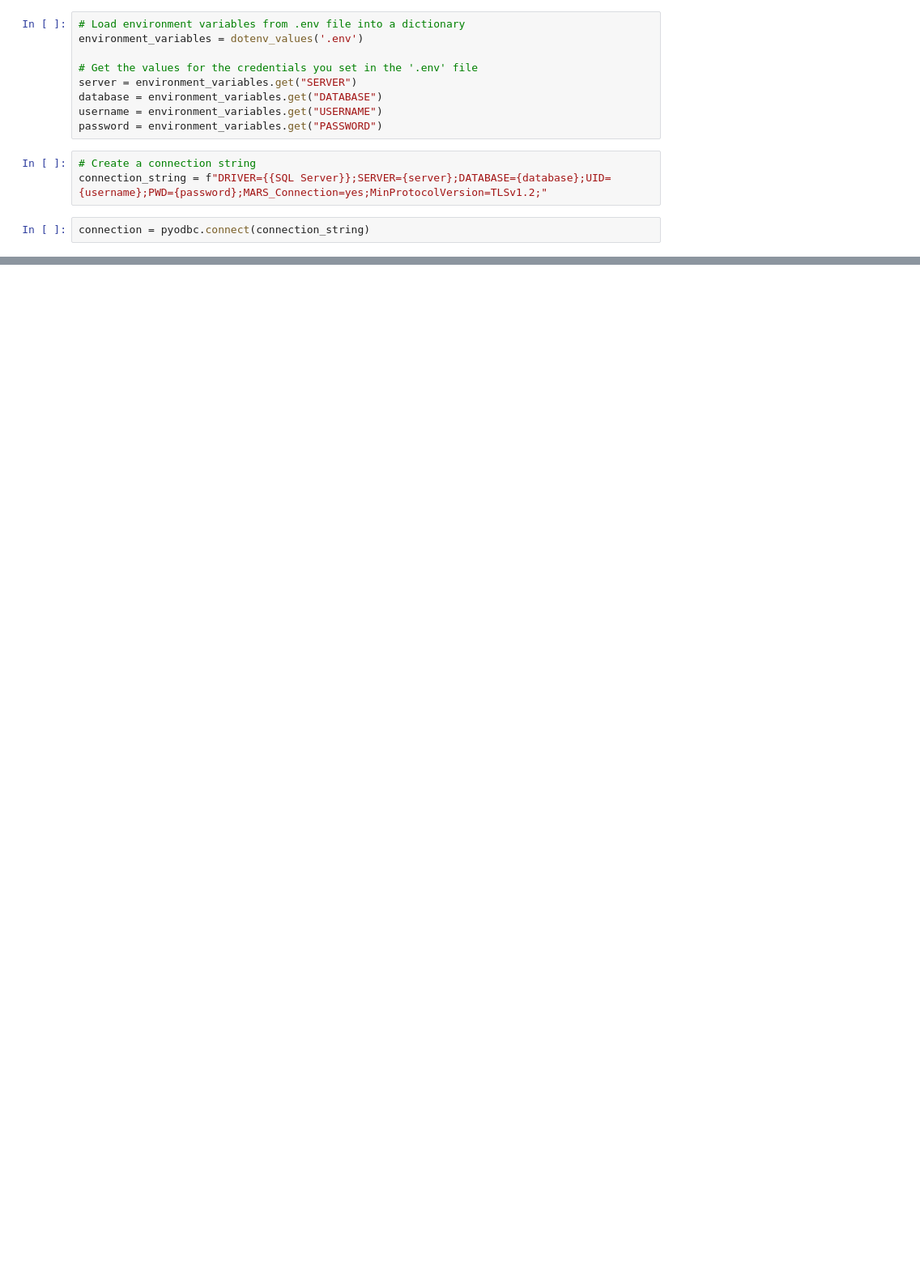
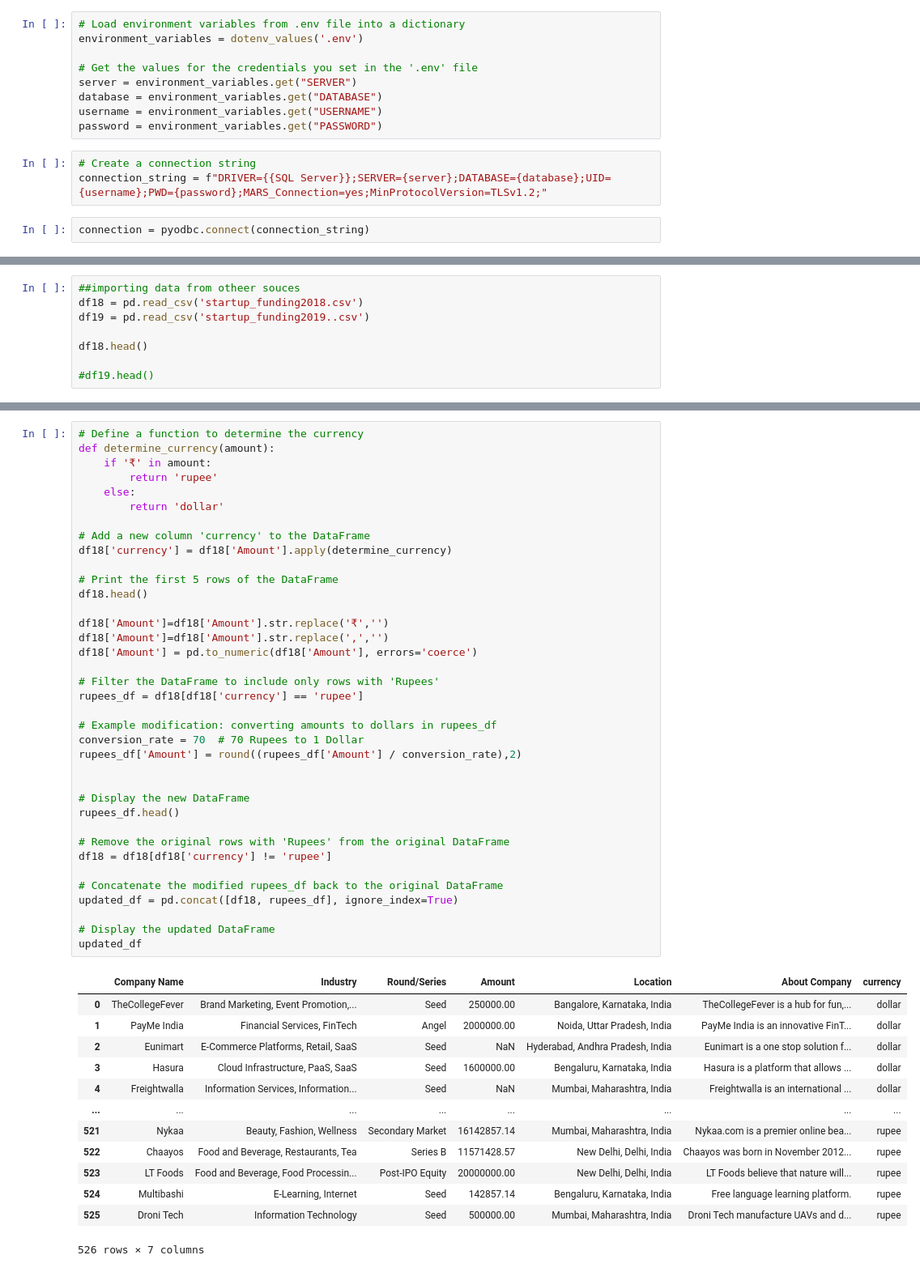
Before and after one commit to codefosu/Indian-Startup-Ecosystem, a Jupyter notebook: main.ipynb, the cells around one changed output, grey strips where cells are left out. Shown at 81% size. Saved outputs shown, nothing was run; the diff lists cells and outputs as text; blank space fills up the shorter version.

Commit message:
Business and data understanding

```diff
--- a/main.ipynb
+++ b/main.ipynb
@@ -39,0 +145,8 @@ df2.head()
+# %%
+##importing data from otheer souces
+df18 = pd.read_csv('startup_funding2018.csv')
+df19 = pd.read_csv('startup_funding2019..csv')
+
+df18.head()
+
+#df19.head()
@@ -39,0 +160,51 @@ df2.head()
+# %%
+# Define a function to determine the currency
+def determine_currency(amount):
+    if '₹' in amount:
+        return 'rupee'
+    else:
+        return 'dollar'
+
+# Add a new column 'currency' to the DataFrame
+df18['currency'] = df18['Amount'].apply(determine_currency)
+
+# Print the first 5 rows of the DataFrame
+df18.head()
+
+df18['Amount']=df18['Amount'].str.replace('₹','')
+df18['Amount']=df18['Amount'].str.replace(',','')
+df18['Amount'] = pd.to_numeric(df18['Amount'], errors='coerce')
+
+# Filter the DataFrame to include only rows with 'Rupees'
+rupees_df = df18[df18['currency'] == 'rupee']
+
+# Example modification: converting amounts to dollars in rupees_df
+conversion_rate = 70  # 70 Rupees to 1 Dollar
+rupees_df['Amount'] = round((rupees_df['Amount'] / conversion_rate),2)
+
+
+# Display the new DataFrame
+rupees_df.head()
+
+# Remove the original rows with 'Rupees' from the original DataFrame
+df18 = df18[df18['currency'] != 'rupee']
+
+# Concatenate the modified rupees_df back to the original DataFrame
+updated_df = pd.concat([df18, rupees_df], ignore_index=True)
+
+# Display the updated DataFrame
+updated_df
+# %% [output]
+|  | Company Name | Industry | Round/Series | Amount | Location | About Company | currency |
+| 0 | TheCollegeFever | Brand Marketing, Event Promotion,... | Seed | 250000.00 | Bangalore, Karnataka, India | TheCollegeFever is a hub for fun,... | dollar |
+| 1 | PayMe India | Financial Services, FinTech | Angel | 2000000.00 | Noida, Uttar Pradesh, India | PayMe India is an innovative FinT... | dollar |
+| 2 | Eunimart | E-Commerce Platforms, Retail, SaaS | Seed | NaN | Hyderabad, Andhra Pradesh, India | Eunimart is a one stop solution f... | dollar |
+| 3 | Hasura | Cloud Infrastructure, PaaS, SaaS | Seed | 1600000.00 | Bengaluru, Karnataka, India | Hasura is a platform that allows ... | dollar |
+| 4 | Freightwalla | Information Services, Information... | Seed | NaN | Mumbai, Maharashtra, India | Freightwalla is an international ... | dollar |
+| ... | ... | ... | ... | ... | ... | ... | ... |
+| 521 | Nykaa | Beauty, Fashion, Wellness | Secondary Market | 16142857.14 | Mumbai, Maharashtra, India | Nykaa.com is a premier online bea... | rupee |
+| 522 | Chaayos | Food and Beverage, Restaurants, Tea | Series B | 11571428.57 | New Delhi, Delhi, India | Chaayos was born in November 2012... | rupee |
+| 523 | LT Foods | Food and Beverage, Food Processin... | Post-IPO Equity | 20000000.00 | New Delhi, Delhi, India | LT Foods believe that nature will... | rupee |
+| 524 | Multibashi | E-Learning, Internet | Seed | 142857.14 | Bengaluru, Karnataka, India | Free language learning platform. | rupee |
+| 525 | Droni Tech | Information Technology | Seed | 500000.00 | Mumbai, Maharashtra, India | Droni Tech manufacture UAVs and d... | rupee |
+526 rows × 7 columns
```
Also changed, not shown: parts of 19 cells of this notebook, 3 other files.
